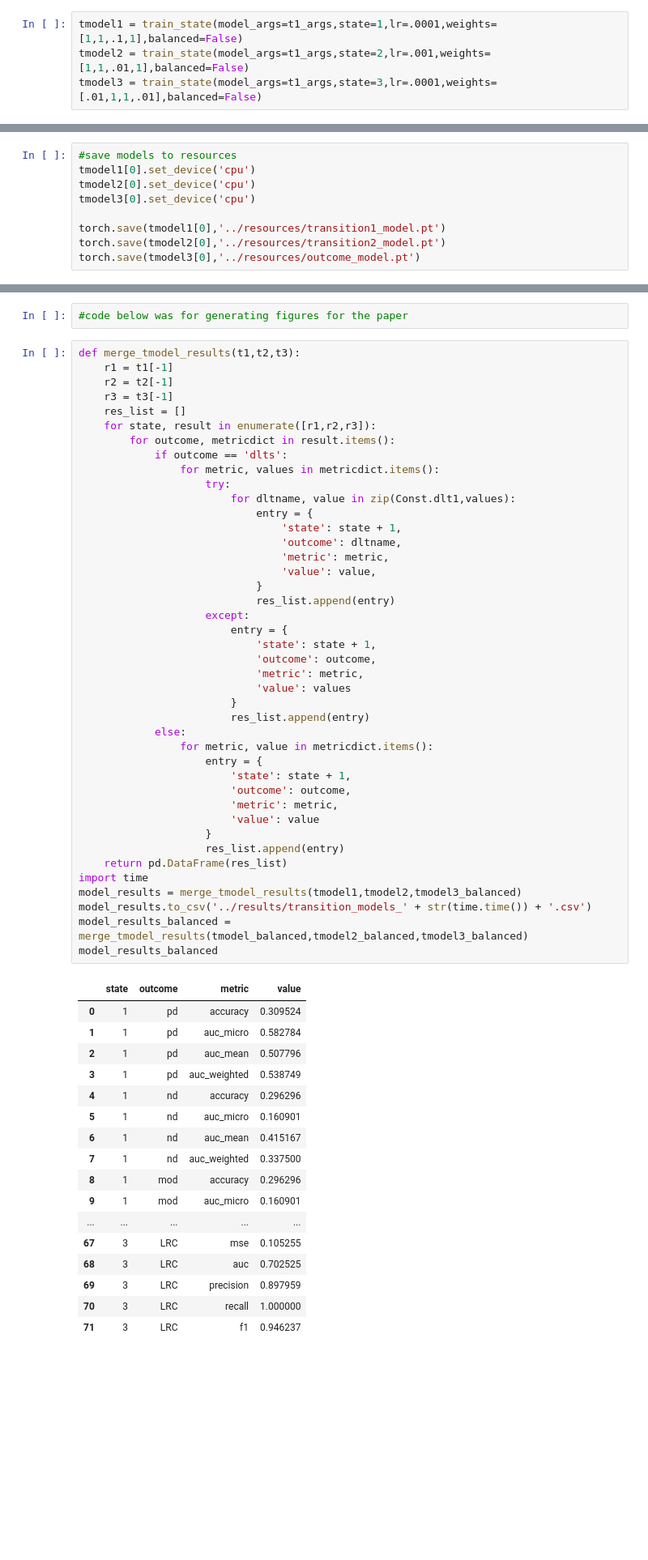
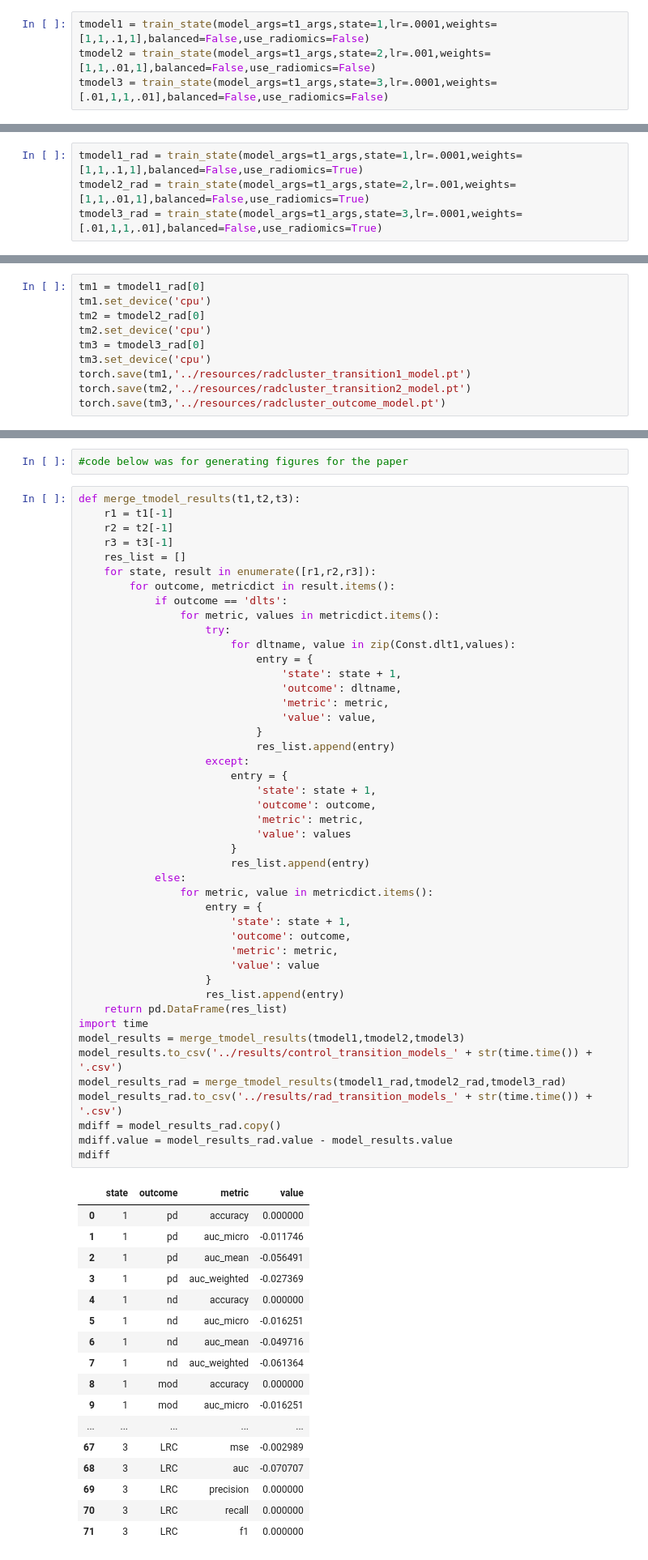
Before and after one commit to uic-evl/DigitalTwinVis, a Jupyter notebook: python/TransitionModels.ipynb, the cells around one changed output, grey strips where cells are left out. Shown at 81% size. Cells and saved outputs as stored; diff of their text form; blank space fills up the shorter version.

```diff
--- a/python/TransitionModels.ipynb
+++ b/python/TransitionModels.ipynb
@@ -227,8 +221,8 @@ t1_args = {'hidden_layers': [500,500],
    'dropout': 0.5,
    'input_dropout': 0.1}
 # %%
-tmodel1 = train_state(model_args=t1_args,state=1,lr=.0001,weights=[1,1,.1,1],balanced=False)
-tmodel2 = train_state(model_args=t1_args,state=2,lr=.001,weights=[1,1,.01,1],balanced=False)
-tmodel3 = train_state(model_args=t1_args,state=3,lr=.0001,weights=[.01,1,1,.01],balanced=False)
+tmodel1 = train_state(model_args=t1_args,state=1,lr=.0001,weights=[1,1,.1,1],balanced=False,use_radiomics=False)
+tmodel2 = train_state(model_args=t1_args,state=2,lr=.001,weights=[1,1,.01,1],balanced=False,use_radiomics=False)
+tmodel3 = train_state(model_args=t1_args,state=3,lr=.0001,weights=[.01,1,1,.01],balanced=False,use_radiomics=False)
 # %% [output]
 True
@@ -454,0 +350,4 @@ epoch 87 train loss 0.6948884129524231
+# %%
+tmodel1_rad = train_state(model_args=t1_args,state=1,lr=.0001,weights=[1,1,.1,1],balanced=False,use_radiomics=True)
+tmodel2_rad = train_state(model_args=t1_args,state=2,lr=.001,weights=[1,1,.01,1],balanced=False,use_radiomics=True)
+tmodel3_rad = train_state(model_args=t1_args,state=3,lr=.0001,weights=[.01,1,1,.01],balanced=False,use_radiomics=True)
@@ -476,9 +478,10 @@ tmodel1[-1],  tmodel2[-1], tmodel3[-1],
 # %%
-#save models to resources
-tmodel1[0].set_device('cpu')
-tmodel2[0].set_device('cpu')
-tmodel3[0].set_device('cpu')
-
-torch.save(tmodel1[0],'../resources/transition1_model.pt')
-torch.save(tmodel2[0],'../resources/transition2_model.pt')
-torch.save(tmodel3[0],'../resources/outcome_model.pt')
+tm1 = tmodel1_rad[0]
+tm1.set_device('cpu')
+tm2 = tmodel2_rad[0]
+tm2.set_device('cpu')
+tm3 = tmodel3_rad[0]
+tm3.set_device('cpu')
+torch.save(tm1,'../resources/radcluster_transition1_model.pt')
+torch.save(tm2,'../resources/radcluster_transition2_model.pt')
+torch.save(tm3,'../resources/radcluster_outcome_model.pt')
@@ -497,50 +510,53 @@ def merge_tmodel_results(t1,t2,t3):
                     try:
                         for dltname, value in zip(Const.dlt1,values):
                             entry = {
                                 'state': state + 1,
                                 'outcome': dltname,
                                 'metric': metric,
                                 'value': value,
                             }
                             res_list.append(entry)
                     except:
                         entry = {
                             'state': state + 1,
                             'outcome': outcome,
                             'metric': metric,
                             'value': values
                         }
                         res_list.append(entry)
             else:
                 for metric, value in metricdict.items():
                     entry = {
                         'state': state + 1,
                         'outcome': outcome,
                         'metric': metric,
                         'value': value
                     }
                     res_list.append(entry)
     return pd.DataFrame(res_list)
 import time
-model_results = merge_tmodel_results(tmodel1,tmodel2,tmodel3_balanced)
-model_results.to_csv('../results/transition_models_' + str(time.time()) + '.csv')
-model_results_balanced = merge_tmodel_results(tmodel_balanced,tmodel2_balanced,tmodel3_balanced)
-model_results_balanced
+model_results = merge_tmodel_results(tmodel1,tmodel2,tmodel3)
+model_results.to_csv('../results/control_transition_models_' + str(time.time()) + '.csv')
+model_results_rad = merge_tmodel_results(tmodel1_rad,tmodel2_rad,tmodel3_rad)
+model_results_rad.to_csv('../results/rad_transition_models_' + str(time.time()) + '.csv')
+mdiff = model_results_rad.copy()
+mdiff.value = model_results_rad.value - model_results.value
+mdiff
 # %% [output]
 |  | state | outcome | metric | value |
-| 0 | 1 | pd | accuracy | 0.309524 |
-| 1 | 1 | pd | auc_micro | 0.582784 |
-| 2 | 1 | pd | auc_mean | 0.507796 |
-| 3 | 1 | pd | auc_weighted | 0.538749 |
-| 4 | 1 | nd | accuracy | 0.296296 |
-| 5 | 1 | nd | auc_micro | 0.160901 |
-| 6 | 1 | nd | auc_mean | 0.415167 |
-| 7 | 1 | nd | auc_weighted | 0.337500 |
-| 8 | 1 | mod | accuracy | 0.296296 |
-| 9 | 1 | mod | auc_micro | 0.160901 |
+| 0 | 1 | pd | accuracy | 0.000000 |
+| 1 | 1 | pd | auc_micro | -0.011746 |
+| 2 | 1 | pd | auc_mean | -0.056491 |
+| 3 | 1 | pd | auc_weighted | -0.027369 |
+| 4 | 1 | nd | accuracy | 0.000000 |
+| 5 | 1 | nd | auc_micro | -0.016251 |
+| 6 | 1 | nd | auc_mean | -0.049716 |
+| 7 | 1 | nd | auc_weighted | -0.061364 |
+| 8 | 1 | mod | accuracy | 0.000000 |
+| 9 | 1 | mod | auc_micro | -0.016251 |
 | ... | ... | ... | ... | ... |
-| 67 | 3 | LRC | mse | 0.105255 |
-| 68 | 3 | LRC | auc | 0.702525 |
-| 69 | 3 | LRC | precision | 0.897959 |
-| 70 | 3 | LRC | recall | 1.000000 |
-| 71 | 3 | LRC | f1 | 0.946237 |
+| 67 | 3 | LRC | mse | -0.002989 |
+| 68 | 3 | LRC | auc | -0.070707 |
+| 69 | 3 | LRC | precision | 0.000000 |
+| 70 | 3 | LRC | recall | 0.000000 |
+| 71 | 3 | LRC | f1 | 0.000000 |
```
Also changed, not shown: parts of 14 cells of this notebook, 28 other files.
